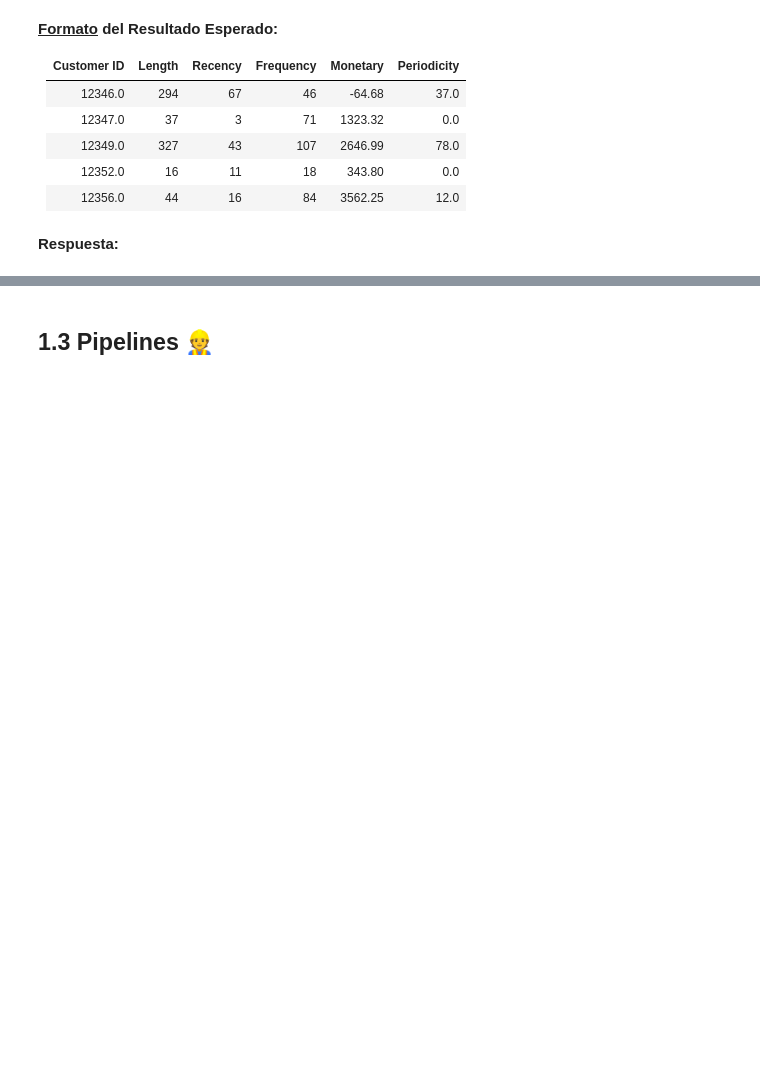
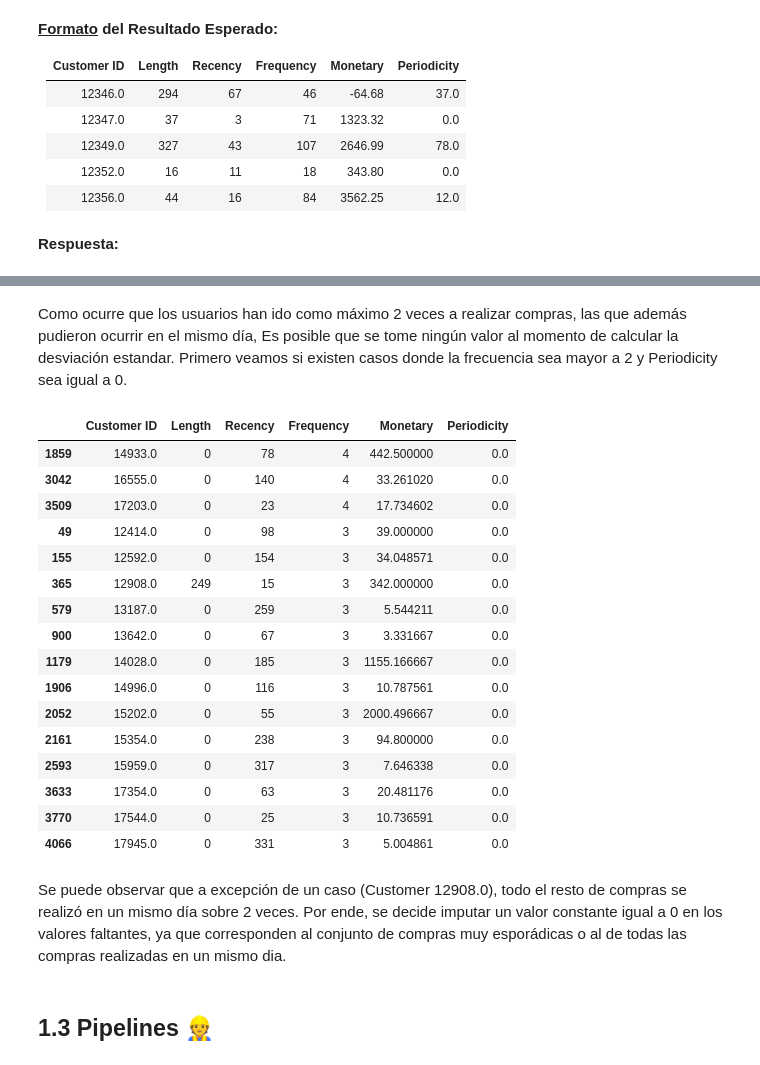
Before and after one commit to eduardomoyab/MDS7202_1, a Jupyter notebook: lab7/Laboratorio7_Enunciado.ipynb, the cells around one changed output, grey strips where cells are left out. Cells and saved outputs as stored; diff of their text form; code cells hidden in the pictures; blank space fills up the shorter version.

```diff
--- a/lab7/Laboratorio7_Enunciado.ipynb
+++ b/lab7/Laboratorio7_Enunciado.ipynb
@@ -209,3 +242,27 @@ result.head()
+# %% [markdown]
+Como ocurre que los usuarios han ido como máximo 2 veces a realizar compras, las que además pudieron ocurrir en el mismo día, Es posible que se tome ningún valor al momento de calcular la desviación estandar. Primero veamos si existen casos donde la frecuencia sea mayor a 2 y Periodicity sea igual a 0.
+# %%
+result.reset_index().query('Periodicity == 0 and Frequency > 2').sort_values('Frequency', ascending=False)
+# %% [output]
+|  | Customer ID | Length | Recency | Frequency | Monetary | Periodicity |
+| 1859 | 14933.0 | 0 | 78 | 4 | 442.500000 | 0.0 |
+| 3042 | 16555.0 | 0 | 140 | 4 | 33.261020 | 0.0 |
+| 3509 | 17203.0 | 0 | 23 | 4 | 17.734602 | 0.0 |
+| 49 | 12414.0 | 0 | 98 | 3 | 39.000000 | 0.0 |
+| 155 | 12592.0 | 0 | 154 | 3 | 34.048571 | 0.0 |
+| 365 | 12908.0 | 249 | 15 | 3 | 342.000000 | 0.0 |
+| 579 | 13187.0 | 0 | 259 | 3 | 5.544211 | 0.0 |
+| 900 | 13642.0 | 0 | 67 | 3 | 3.331667 | 0.0 |
+| 1179 | 14028.0 | 0 | 185 | 3 | 1155.166667 | 0.0 |
+| 1906 | 14996.0 | 0 | 116 | 3 | 10.787561 | 0.0 |
+| 2052 | 15202.0 | 0 | 55 | 3 | 2000.496667 | 0.0 |
+| 2161 | 15354.0 | 0 | 238 | 3 | 94.800000 | 0.0 |
+| 2593 | 15959.0 | 0 | 317 | 3 | 7.646338 | 0.0 |
+| 3633 | 17354.0 | 0 | 63 | 3 | 20.481176 | 0.0 |
+| 3770 | 17544.0 | 0 | 25 | 3 | 10.736591 | 0.0 |
+| 4066 | 17945.0 | 0 | 331 | 3 | 5.004861 | 0.0 |
+# %% [markdown]
+Se puede observar que a excepción de un caso (Customer 12908.0), todo el resto de compras se realizó en un mismo día sobre 2 veces. Por ende, se decide imputar un valor constante igual a 0 en los valores faltantes, ya que corresponden al conjunto de compras muy esporádicas o al de todas las compras realizadas en un mismo dia.
 # %% [markdown]
 ## 1.3 Pipelines 👷
 # %% [markdown]
```
Also changed, not shown: parts of 13 cells of this notebook.
